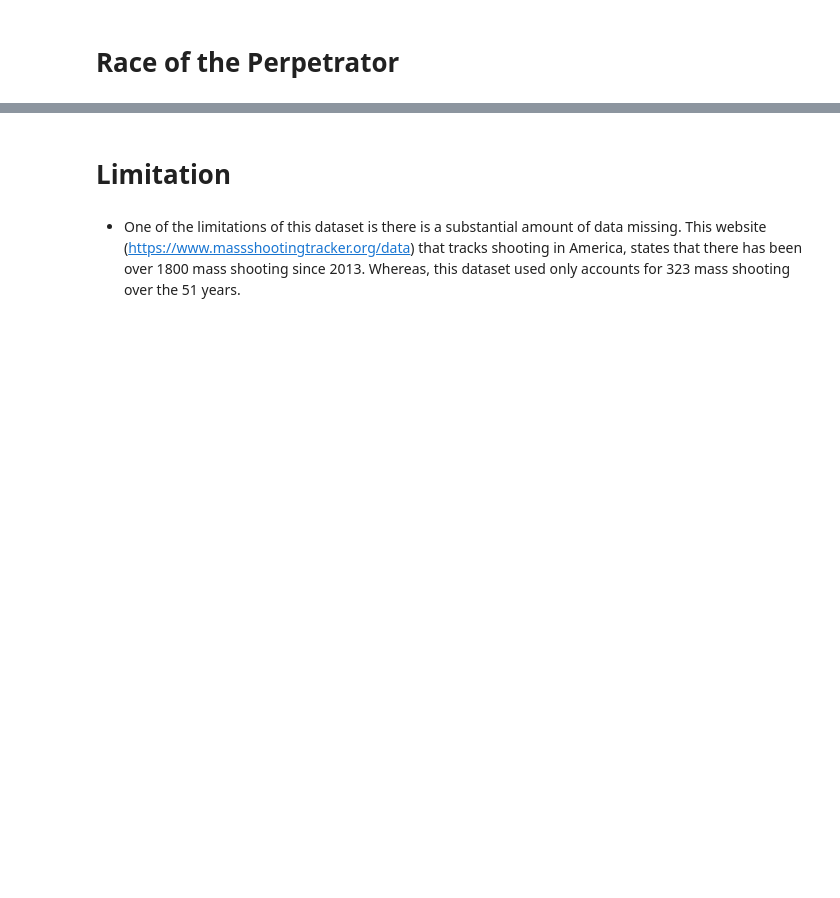
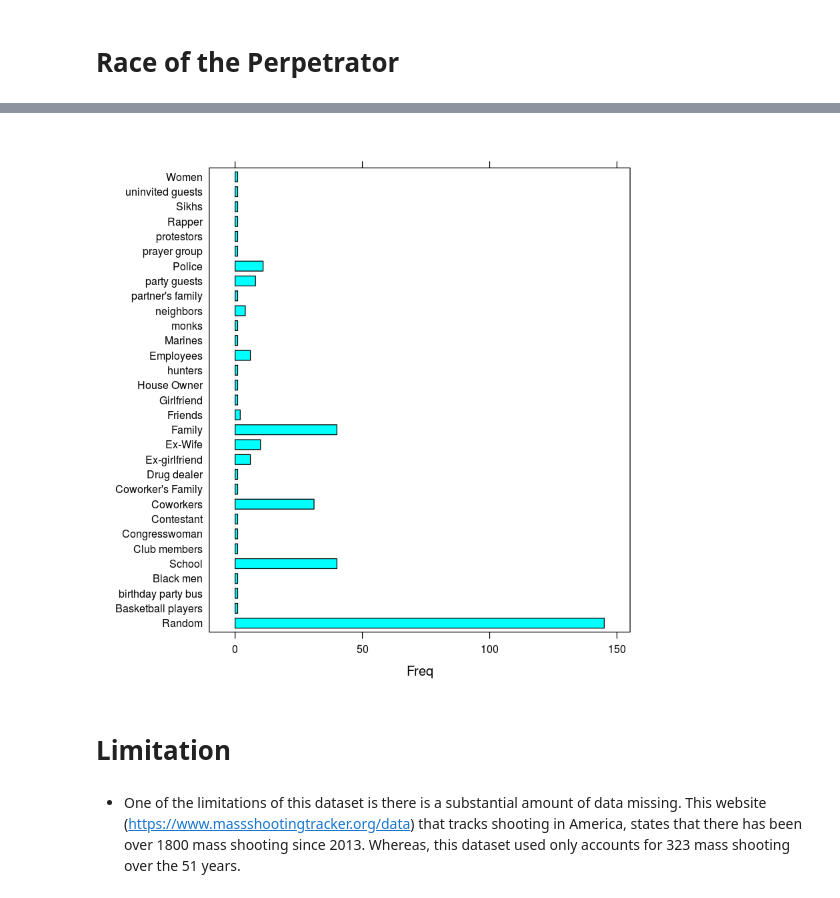
Before and after one commit to JamesLweller/JamesLweller.github.io, a Jupyter notebook: Shooting 1966 - 2017.ipynb, the cells around one changed output, grey strips where cells are left out. Saved outputs shown, nothing was run; the diff lists cells and outputs as text; code cells hidden in the pictures; blank space fills up the shorter version.

```diff
--- a/Shooting 1966 - 2017.ipynb
+++ b/Shooting 1966 - 2017.ipynb
@@ -245,0 +263,32 @@ plot(Race,
+# %%
+t1<- fct_collapse(mass$Target,
+                "Basketball players" = "basketball players",
+                "Birthday party bus" = "birthday party Bus",
+                "Black men" = "black men",
+                "Club members" = "club members",
+                "Congresswoman" ="Congresswoman",
+                "Contestant" = "Contestant",
+                "Coworkers" = c("Ex-Coworkers", "coworkers", "Coworkers", "Coworkers", "Family"),
+                "Drug dealer" = "drug dealer",
+                "Employees" = c("postmaster", "lawyers", "psychologist+psychiatrist", "Social Workers", "TSA Officer", "welding shop employees"),
+                "Ex-girlfriend" = c("Ex-girlfriend", "Ex-Girlfriend", "Ex-GirlFriend", "Ex-Girlfriend & Family", "Ex-Girlfriend+random"),
+                "Ex-Wife" = c("Ex-Wife", "Ex-Wife & Family"),
+                "Family" = c("Family", "Family/Neighbors", "Family+random", "Family+students"),
+                "Friends" = "Friends",
+                "Girlfriend" = "Girlfriend",
+                "House Owner" = c("House Owner", "House Owner"),
+                "hunters" = "hunters",
+                "Marines" = "Marines",
+                "Monks" = "Monks",
+                "Neighbors" = "Neighbors",
+                "Partners family" = "Partners family",
+                "Party guests" = "Party guests",
+                "Police" = c("Policeman", "Trooper", "police", "Policeman+Council Member"),
+                "Prayer group" = "Prayer group",
+                "Protestors" = "Protestors",
+                "Random" = c("Random", "random", ""),
+                "Rapper" = "rapper+random",
+                "Sikhs" = "Sikhs",
+                "School" = c("Students", "Children", "Teachers", "Students+Parents", "Students+Teachers", "school girls"),
+                "Uninvited guests" = "Uninvited guests",
+                "Women" = "women")
@@ -246,3 +298,7 @@ plot(Race,
+# %%
+barchart(t1)
+# %% [output]
+[figure, added]
 # %% [markdown]
 # Limitation
 # %% [markdown]
```
Also changed, not shown: parts of 12 cells of this notebook.
